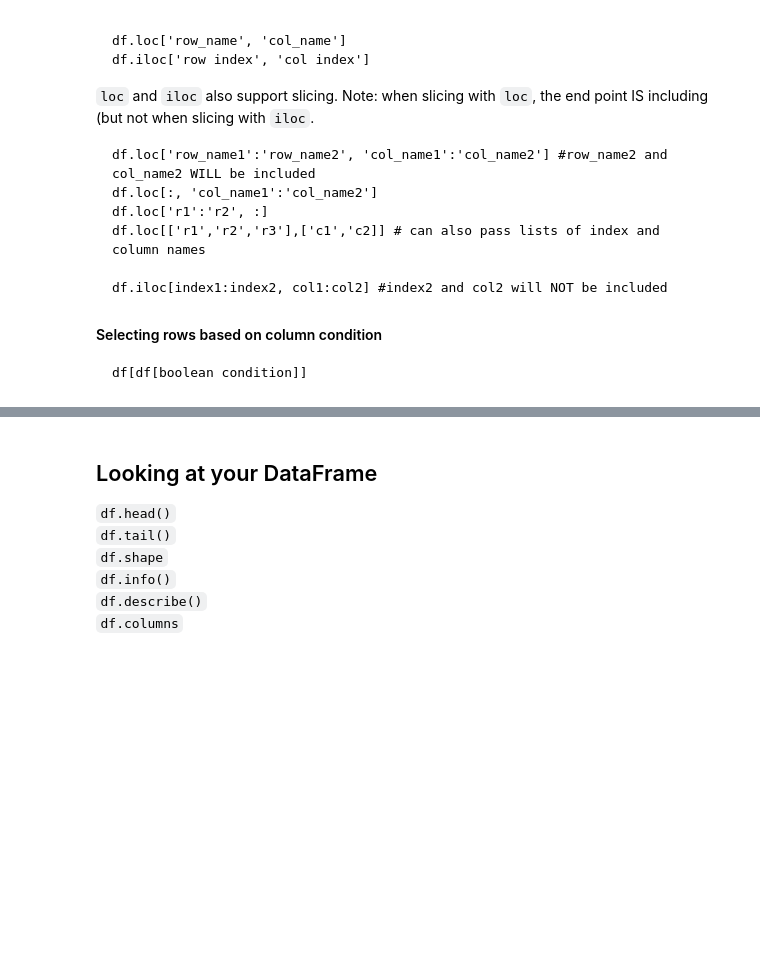
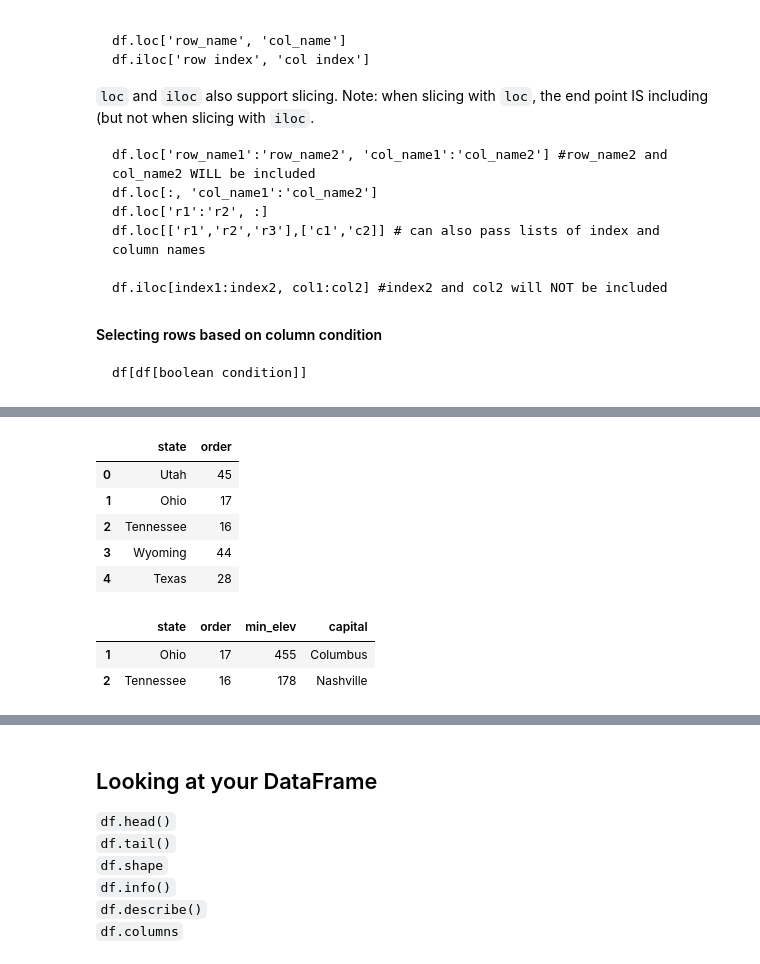
Before and after one commit to stat426-fall2021/Lectures, a Jupyter notebook: Notebooks/Python Review Sep 7 2021.ipynb, the cells around one changed output, grey strips where cells are left out. Drawn from its saved outputs; the diff is of its cells as text; code cells hidden in the pictures; blank space fills up the shorter version.

```diff
--- a/Notebooks/Python Review Sep 7 2021.ipynb
+++ b/Notebooks/Python Review Sep 7 2021.ipynb
@@ -178,3 +278,18 @@ df.loc[:,'state':'min_elev']
+# %%
+df.iloc[:,0:2]
+# %% [output]
+|  | state | order |
+| 0 | Utah | 45 |
+| 1 | Ohio | 17 |
+| 2 | Tennessee | 16 |
+| 3 | Wyoming | 44 |
+| 4 | Texas | 28 |
+# %%
+df[df.order < 20]
+# %% [output]
+|  | state | order | min_elev | capital |
+| 1 | Ohio | 17 | 455 | Columbus |
+| 2 | Tennessee | 16 | 178 | Nashville |
 # %%
 url = "https://archive.ics.uci.edu/ml/machine-learning-databases/iris/iris.data"
 df = pd.read_csv(url, names=['sepal_length','sepal_width', 'petal_length', 'petal_width', 'species'])
```
Also changed, not shown: parts of 36 cells of this notebook, 1 other file.
